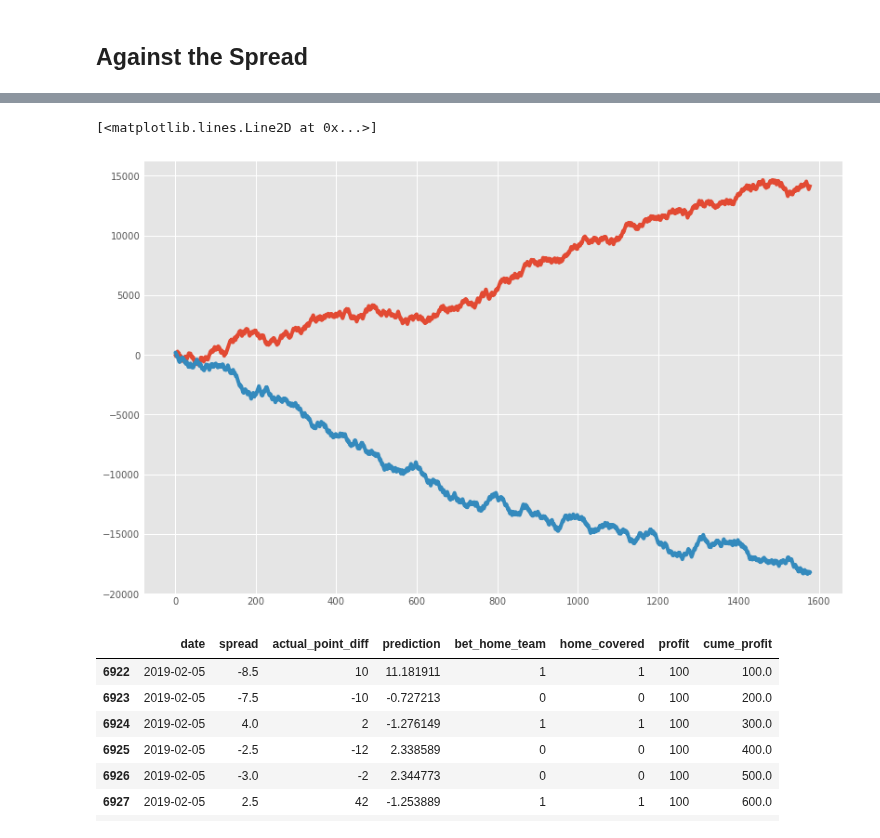
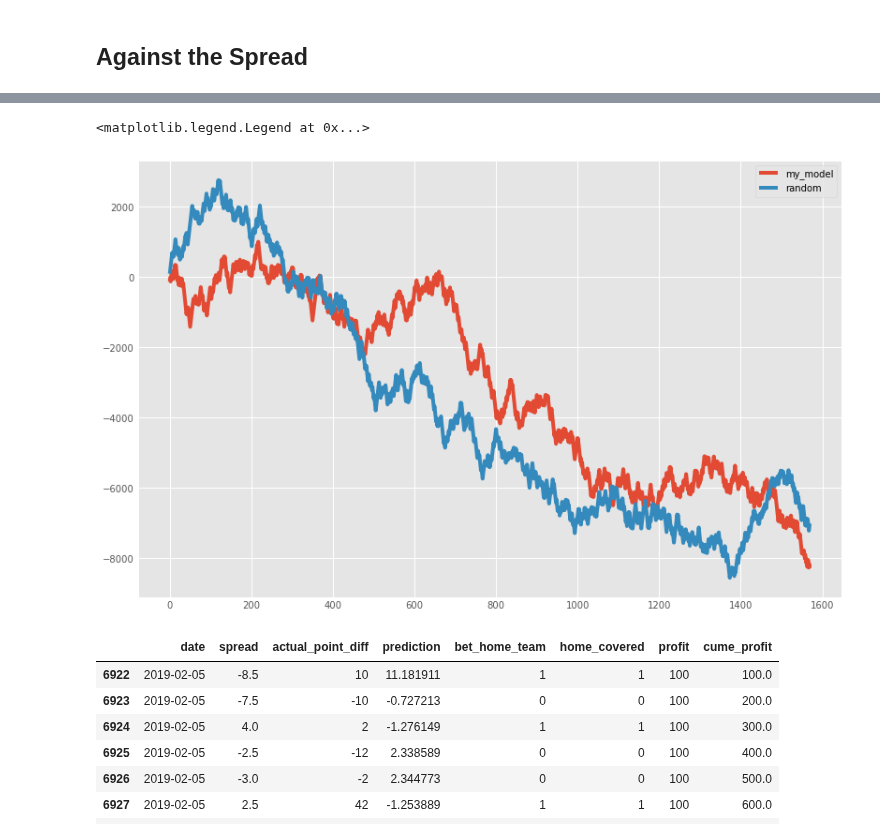
Before and after one commit to jnish23/NBA_Model, a Jupyter notebook: aggregating_player_stats.ipynb, the cells around one changed output, grey strips where cells are left out. Cells and saved outputs as stored; diff of their text form; code cells hidden in the pictures.

```diff
--- a/aggregating_player_stats.ipynb
+++ b/aggregating_player_stats.ipynb
@@ -769,7 +737,11 @@ Name: point_diff, Length: 7895, dtype: int64
-# %%
-X_train, X_test, point_diff_train, point_diff_test = train_test_split(features, point_diff, test_size=0.2, shuffle=False)
-# X_train, X_test, win_train, win_test = train_test_split(features_removed_corr, win, test_size=0.2, shuffle=False)
-# X_train, X_test, total_train, total_test = train_test_split(features_removed_corr, total, test_size=0.2, shuffle=False)
+# %%
+from sklearn.preprocessing import Normalizer
+
+normalizer = Normalizer()
+
+X_train_norm = normalizer.fit_transform(X_train)
+
+X_test_norm = normalizer.transform(X_test)
 # %%
 import torch
 from tqdm import tqdm
@@ -778,10 +750,10 @@ import torch.nn.functional as F
 import torch.optim as optim
 from torch.utils.data import TensorDataset
 # %%
-X_train_tensor = torch.tensor(X_train.values).float()
-y_train_tensor = torch.tensor(point_diff_train.values).float().reshape(-1,1)
-X_test_tensor = torch.tensor(X_test.values).float()
-y_test_tensor = torch.tensor(point_diff_test.values).float().reshape(-1,1)
+X_train_tensor = torch.tensor(X_train_norm).float()
+y_train_tensor = torch.tensor(win_train.values).reshape(-1,1) # .type(torch.LongTensor)
+X_test_tensor = torch.tensor(X_test_norm).float()
+y_test_tensor = torch.tensor(win_test.values).reshape(-1,1)  #.type(torch.LongTensor)
 
 X_train_tensor.shape, y_train_tensor.shape
 X_test_tensor.shape, y_test_tensor.shape
@@ -791,17 +763,19 @@ X_test_tensor.shape, y_test_tensor.shape
 class Net(nn.Module):
     def __init__(self):
         super(Net, self).__init__()
-        self.fc1 = nn.Linear(X_train.shape[1], 128)
-        self.fc2 = nn.Linear(128, 32)
-        self.fc3 = nn.Linear(32, 1)
+        self.fc1 = nn.Linear(X_train_tensor.shape[1], 128)
+        self.fc2 = nn.Linear(128, 64)
+        self.fc3 = nn.Linear(64, 32)
+        self.fc4 = nn.Linear(32, 1)
 
         # Dropout module with 0.2 dropout
         self.dropout = nn.Dropout(p=0.2)
 
     def forward(self, x):
         x = self.dropout(F.relu(self.fc1(x)))
-        x = self.dropout(self.fc2(x))
-        x = self.fc3(x)
+        x = self.dropout(F.relu(self.fc2(x)))
+        x = self.dropout(F.relu(self.fc3(x)))
+        x = torch.sigmoid(self.fc4(x))
 
         return x
 
@@ -963,11 +969,12 @@ Name: profit, dtype: int64
 # %%
 plt.style.use('ggplot')
 fig, ax = plt.subplots(figsize=(12, 8))
-ax.plot(range(len(betting_results)), betting_results['cume_profit'])
-ax.plot(range(len(betting_results)), betting_results['random_cume_profit'])
+ax.plot(range(len(betting_results)), betting_results['cume_profit'], label='my_model')
+ax.plot(range(len(betting_results)), betting_results['random_cume_profit'], label='random')
+plt.legend()
 # %% [output]
-[<matplotlib.lines.Line2D at 0x...>]
+<matplotlib.legend.Legend at 0x...>
-[figure, old version]
+[figure, new version]
 # %%
 betting_results.head(20)
 # %% [output]
```
Also changed, not shown: parts of 24 cells of this notebook, 31 other files.
